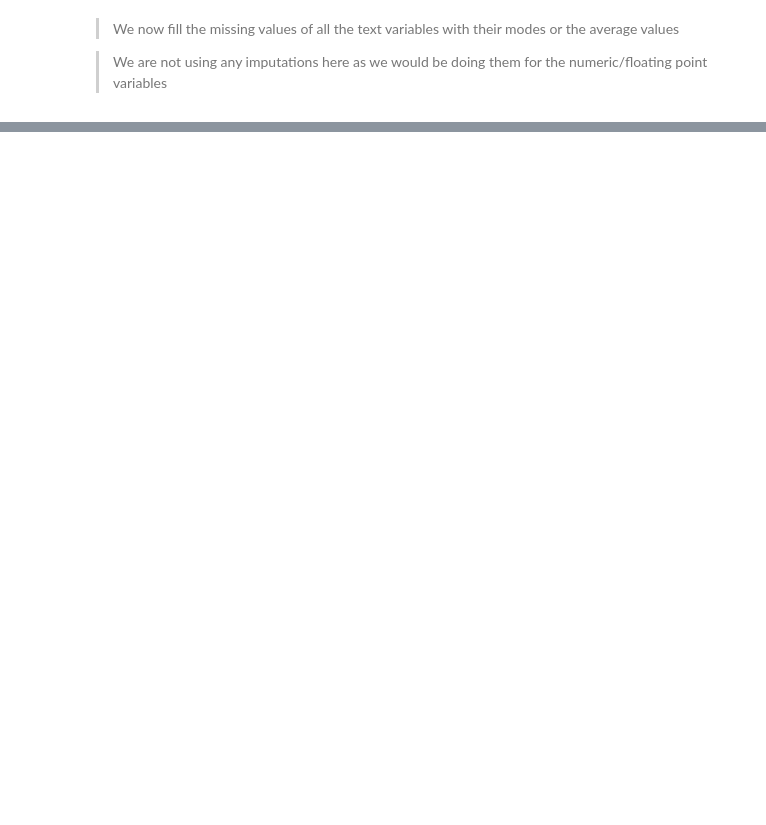
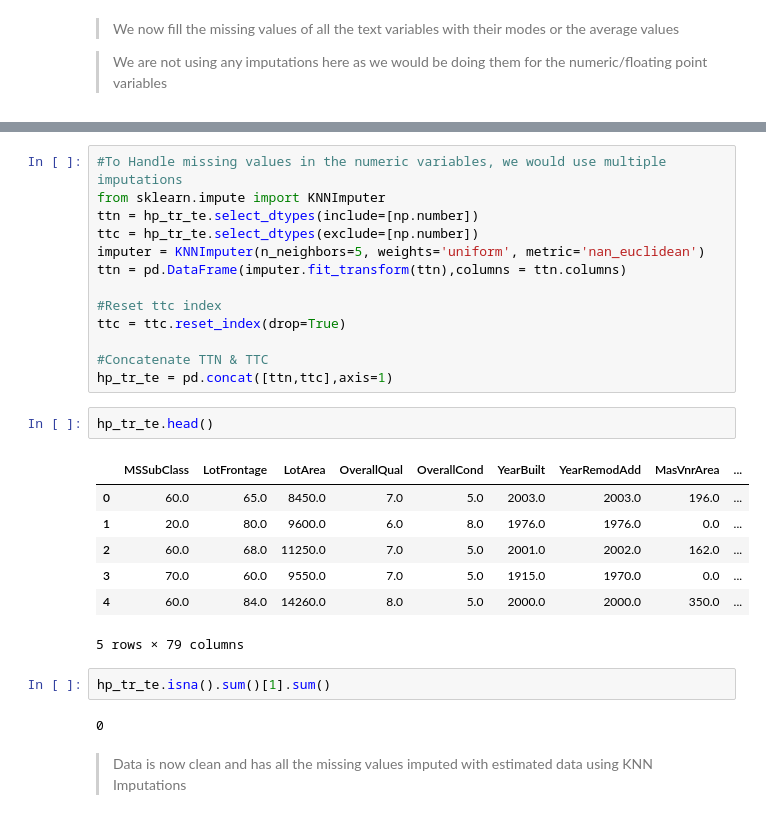
Before and after one commit to gopala-goyal/housing-prices-predictive-modelling, a Jupyter notebook: Housing_Prices_Prediction.ipynb, the cells around one changed output, grey strips where cells are left out. Saved outputs shown, nothing was run; the diff lists cells and outputs as text; blank space fills up the shorter version.

```diff
--- a/Housing_Prices_Prediction.ipynb
+++ b/Housing_Prices_Prediction.ipynb
@@ -269,0 +250,29 @@ hp_tr_te['SaleType'].mode()[0]
+# %%
+#To Handle missing values in the numeric variables, we would use multiple imputations
+from sklearn.impute import KNNImputer
+ttn = hp_tr_te.select_dtypes(include=[np.number])
+ttc = hp_tr_te.select_dtypes(exclude=[np.number])
+imputer = KNNImputer(n_neighbors=5, weights='uniform', metric='nan_euclidean')
+ttn = pd.DataFrame(imputer.fit_transform(ttn),columns = ttn.columns)
+
+#Reset ttc index
+ttc = ttc.reset_index(drop=True)
+
+#Concatenate TTN & TTC
+hp_tr_te = pd.concat([ttn,ttc],axis=1)
+# %%
+hp_tr_te.head()
+# %% [output]
+|  | MSSubClass | LotFrontage | LotArea | OverallQual | OverallCond | YearBuilt | YearRemodAdd | MasVnrArea | ... |
+| 0 | 60.0 | 65.0 | 8450.0 | 7.0 | 5.0 | 2003.0 | 2003.0 | 196.0 | ... |
+| 1 | 20.0 | 80.0 | 9600.0 | 6.0 | 8.0 | 1976.0 | 1976.0 | 0.0 | ... |
+| 2 | 60.0 | 68.0 | 11250.0 | 7.0 | 5.0 | 2001.0 | 2002.0 | 162.0 | ... |
+| 3 | 70.0 | 60.0 | 9550.0 | 7.0 | 5.0 | 1915.0 | 1970.0 | 0.0 | ... |
+| 4 | 60.0 | 84.0 | 14260.0 | 8.0 | 5.0 | 2000.0 | 2000.0 | 350.0 | ... |
+5 rows × 79 columns
+# %%
+hp_tr_te.isna().sum()[1].sum()
+# %% [output]
+0
+# %% [markdown]
+> Data is now clean and has all the missing values imputed with estimated data using KNN Imputations
```
Also changed, not shown: parts of 17 cells of this notebook, 1 other file.
